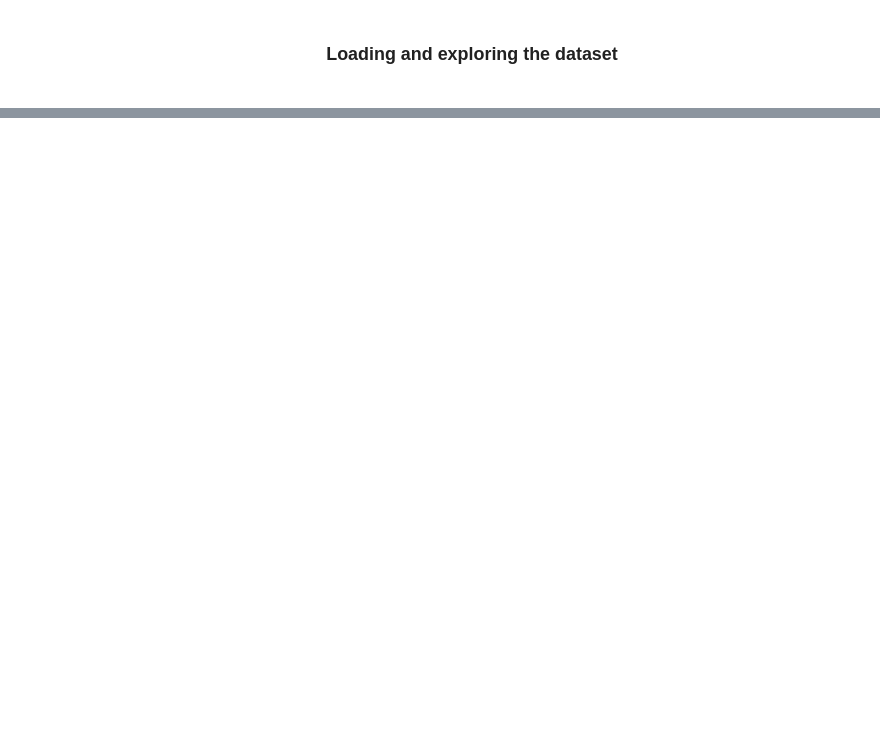
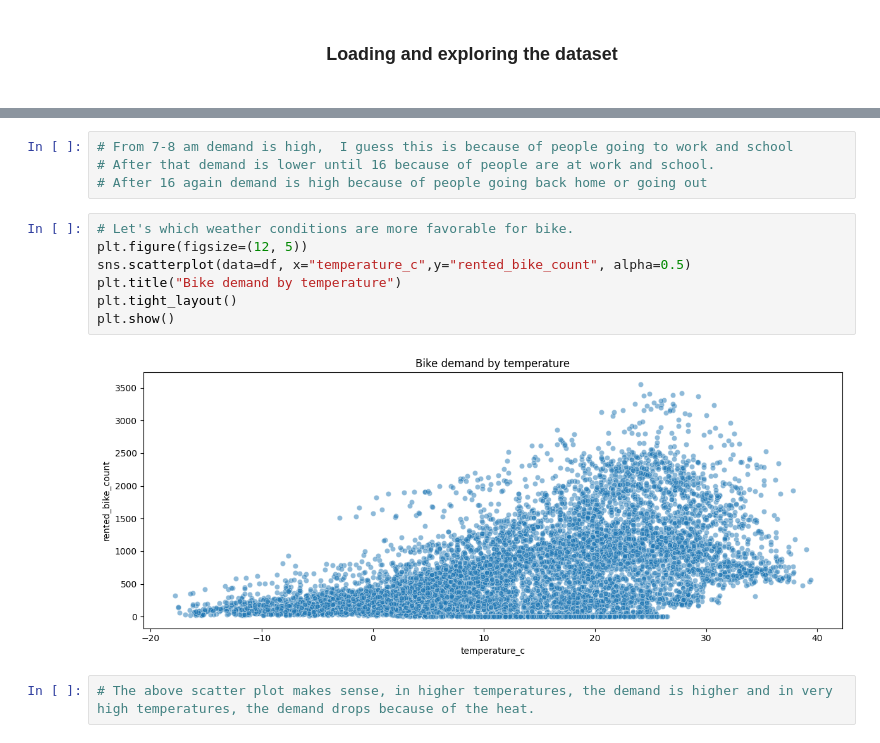
Before and after one commit to Mortti11/Advanced_ML, a Jupyter notebook: ML_benchmark/Regression/Note_book.ipynb, the cells around one changed output, grey strips where cells are left out. Drawn from its saved outputs; the diff is of its cells as text; blank space fills up the shorter version.

```diff
--- a/ML_benchmark/Regression/Note_book.ipynb
+++ b/ML_benchmark/Regression/Note_book.ipynb
@@ -44,0 +195,15 @@ df["Date"] = pd.to_datetime(df["Date"], format="%d/%m/%Y")
+# %%
+# From 7-8 am demand is high,  I guess this is because of people going to work and school
+# After that demand is lower until 16 because of people are at work and school.
+# After 16 again demand is high because of people going back home or going out
+# %%
+# Let's which weather conditions are more favorable for bike.
+plt.figure(figsize=(12, 5))
+sns.scatterplot(data=df, x="temperature_c",y="rented_bike_count", alpha=0.5)
+plt.title("Bike demand by temperature")
+plt.tight_layout()
+plt.show()
+# %% [output]
+[figure, added]
+# %%
+# The above scatter plot makes sense, in higher temperatures, the demand is higher and in very high temperatures, the demand drops because of the heat.
```
Also changed, not shown: parts of 58 cells of this notebook, 4 other files.
